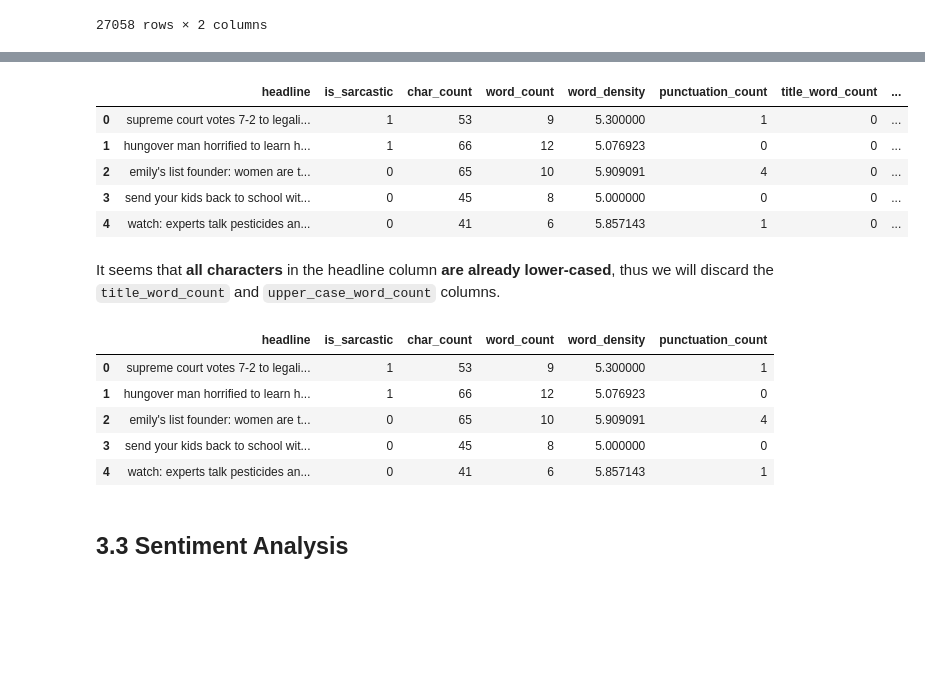
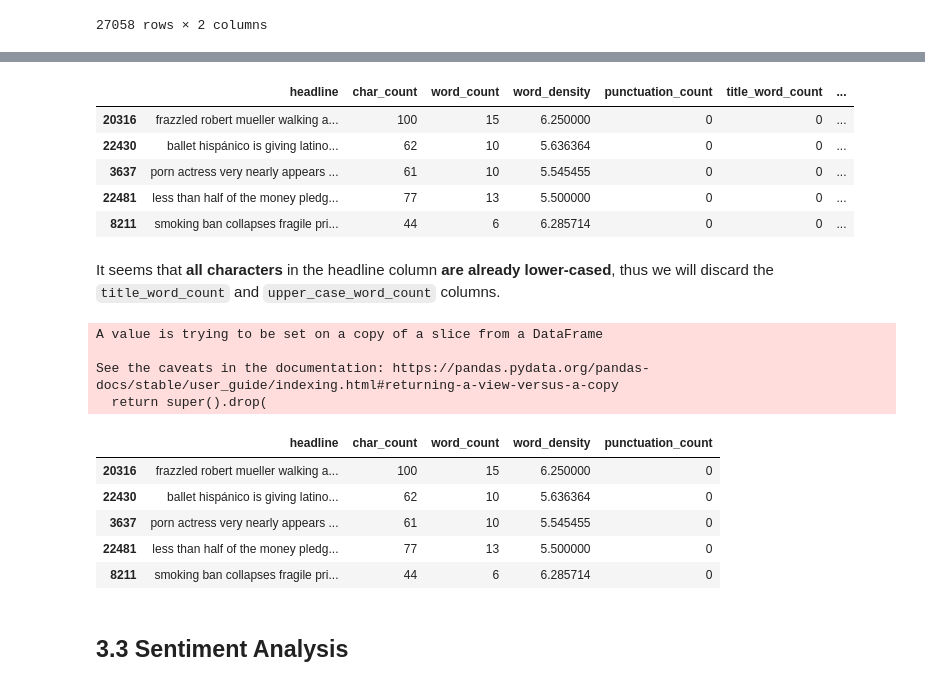
Before and after one commit to CSpanias/nlp_resources, a Jupyter notebook: dphi_nlp_bootcamp/final_assigment/final_assignment.ipynb, the cells around one changed output, grey strips where cells are left out. Drawn from its saved outputs; the diff is of its cells as text; code cells hidden in the pictures; blank space fills up the shorter version.

```diff
--- a/dphi_nlp_bootcamp/final_assigment/final_assignment.ipynb
+++ b/dphi_nlp_bootcamp/final_assigment/final_assignment.ipynb
@@ -206,0 +208,14 @@ Name: headline, dtype: object
+# %%
+# assign feature & target variables
+X = df.drop(['is_sarcastic'], axis = 1)
+y = df['is_sarcastic']
+
+# split dataset into training and test sets
+X_train, X_test, y_train, y_test = train_test_split(X, y, test_size=0.2, random_state=42)
+
+# check shape of train & test sets
+print("The training set has {} rows and the testing set has {} rows.\n".format(X_train.shape[0], X_test.shape[0]))
+
+# check label's distribution for each set
+print("The label distribution is:\n\nTraining set: Label 1 = {} | Label 0 = {}.\n\nTest set: Label 1 = {} | Label 0 = {}\n".
+      format(Counter(y_train)[1], Counter(y_train)[0], Counter(y_test)[1], Counter(y_test)[0]))
@@ -237,3 +260,29 @@ df
 | 44250 | pushy hermit crab girlfriend want... | 1 |
 | 44253 | coworker retreats to remote corne... | 1 |
 27058 rows × 2 columns
+# %%
+# calculate total number of characters
+X_train['char_count'] = X_train['headline'].apply(len)
+# calculate total number of words
+X_train['word_count'] = X_train['headline'].apply(lambda x: len(x.split()))
+# # calculate average word density
+X_train['word_density'] = X_train['char_count'] / (X_train['word_count']+1)
+# calculate total number of punctuaction marks
+X_train['punctuation_count'] = X_train['headline'].apply(lambda x: len("".join(_ for _ in x if _ in string.punctuation)))
+# calculate total number of title-cased words
+X_train['title_word_count'] = X_train['headline'].apply(lambda x: len([wrd for wrd in x.split() if wrd.istitle()]))
+# calculate total number of upper-cased words
+X_train['upper_case_word_count'] = X_train['headline'].apply(lambda x: len([wrd for wrd in x.split() if wrd.isupper()]))
+
+# calculate total number of characters
+X_test['char_count'] = X_test['headline'].apply(len)
+# calculate total number of words
+X_test['word_count'] = X_test['headline'].apply(lambda x: len(x.split()))
+# calculate average word density
+X_test['word_density'] = X_test['char_count'] / (X_test['word_count']+1)
+# calculate total number of punctuaction marks
+X_test['punctuation_count'] = X_test['headline'].apply(lambda x: len("".join(_ for _ in x if _ in string.punctuation)))
+# calculate total number of title-cased words
+X_test['title_word_count'] = X_test['headline'].apply(lambda x: len([wrd for wrd in x.split() if wrd.istitle()]))
+# calculate total number of upper-cased words
+X_test['upper_case_word_count'] = X_test['headline'].apply(lambda x: len([wrd for wrd in x.split() if wrd.isupper()]))
@@ -258,28 +325,32 @@ df['upper_case_word_count'] = df['headline'].apply(lambda x: len([wrd for wrd in
 # %%
 # check df
-df.head()
+X_train.head()
 # %% [output]
-|  | headline | is_sarcastic | char_count | word_count | word_density | punctuation_count | title_word_count | ... |
-| 0 | supreme court votes 7-2 to legali... | 1 | 53 | 9 | 5.300000 | 1 | 0 | ... |
-| 1 | hungover man horrified to learn h... | 1 | 66 | 12 | 5.076923 | 0 | 0 | ... |
-| 2 | emily's list founder: women are t... | 0 | 65 | 10 | 5.909091 | 4 | 0 | ... |
-| 3 | send your kids back to school wit... | 0 | 45 | 8 | 5.000000 | 0 | 0 | ... |
-| 4 | watch: experts talk pesticides an... | 0 | 41 | 6 | 5.857143 | 1 | 0 | ... |
+|  | headline | char_count | word_count | word_density | punctuation_count | title_word_count | ... |
+| 20316 | frazzled robert mueller walking a... | 100 | 15 | 6.250000 | 0 | 0 | ... |
+| 22430 | ballet hispánico is giving latino... | 62 | 10 | 5.636364 | 0 | 0 | ... |
+| 3637 | porn actress very nearly appears ... | 61 | 10 | 5.545455 | 0 | 0 | ... |
+| 22481 | less than half of the money pledg... | 77 | 13 | 5.500000 | 0 | 0 | ... |
+| 8211 | smoking ban collapses fragile pri... | 44 | 6 | 6.285714 | 0 | 0 | ... |
 # %% [markdown]
 It seems that **all characters** in the headline column **are already lower-cased**, thus we will discard the `title_word_count` and `upper_case_word_count` columns.
 # %%
 # remove columns
-df.drop(columns=['title_word_count', 'upper_case_word_count'], inplace=True, axis=0)
-
+X_train.drop(columns=['title_word_count', 'upper_case_word_count'], inplace=True, axis=0)
+X_test.drop(columns=['title_word_count', 'upper_case_word_count'], inplace=True, axis=0)
 # check df
-df.head()
+X_train.head()
 # %% [output]
+A value is trying to be set on a copy of a slice from a DataFrame
+
+See the caveats in the documentation: https://pandas.pydata.org/pandas-docs/stable/user_guide/indexing.html#returning-a-view-versus-a-copy
+  return super().drop(
-|  | headline | is_sarcastic | char_count | word_count | word_density | punctuation_count |
-| 0 | supreme court votes 7-2 to legali... | 1 | 53 | 9 | 5.300000 | 1 |
-| 1 | hungover man horrified to learn h... | 1 | 66 | 12 | 5.076923 | 0 |
-| 2 | emily's list founder: women are t... | 0 | 65 | 10 | 5.909091 | 4 |
-| 3 | send your kids back to school wit... | 0 | 45 | 8 | 5.000000 | 0 |
-| 4 | watch: experts talk pesticides an... | 0 | 41 | 6 | 5.857143 | 1 |
+|  | headline | char_count | word_count | word_density | punctuation_count |
+| 20316 | frazzled robert mueller walking a... | 100 | 15 | 6.250000 | 0 |
+| 22430 | ballet hispánico is giving latino... | 62 | 10 | 5.636364 | 0 |
+| 3637 | porn actress very nearly appears ... | 61 | 10 | 5.545455 | 0 |
+| 22481 | less than half of the money pledg... | 77 | 13 | 5.500000 | 0 |
+| 8211 | smoking ban collapses fragile pri... | 44 | 6 | 6.285714 | 0 |
 # %% [markdown]
 <a name="sentana"></a>
 ## 3.3 Sentiment Analysis
```
Also changed, not shown: parts of 40 cells of this notebook, 1 other file.
